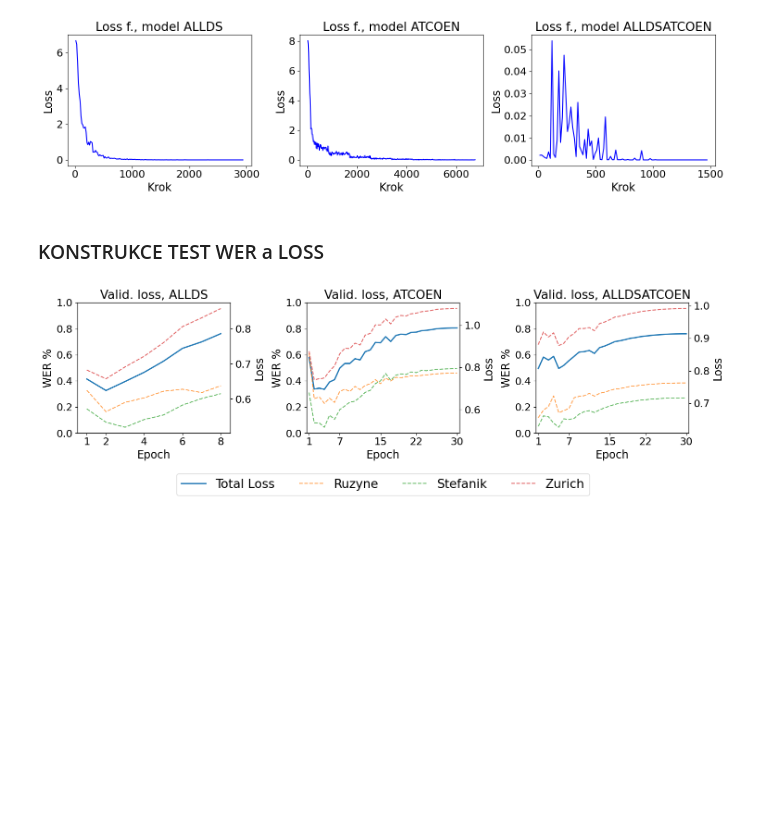
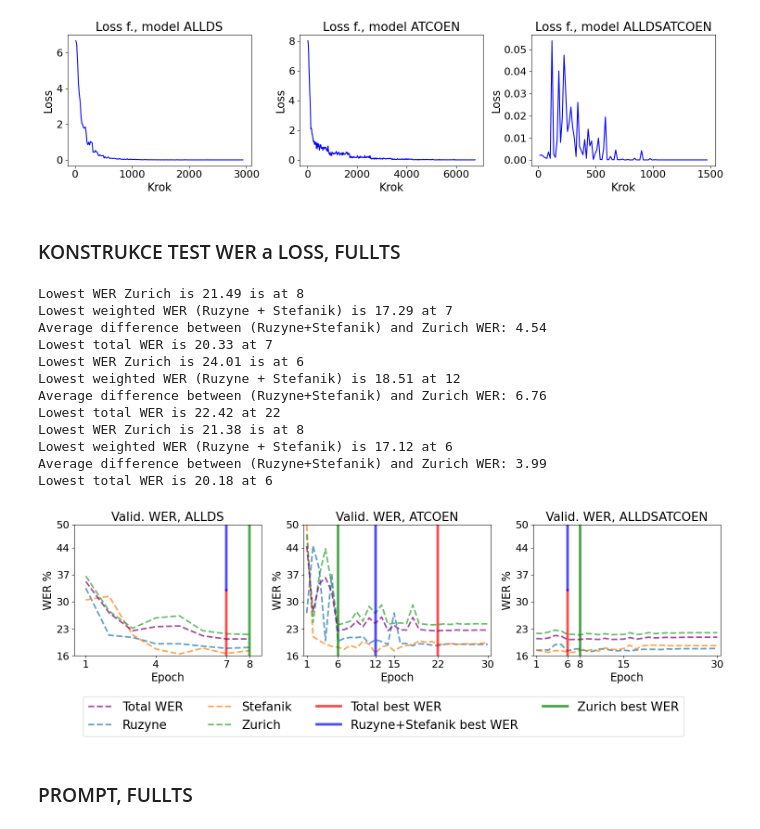
Before and after one commit to JohnyDevp/DP-Air-Traffic-Comm-Transcription, a Jupyter notebook: data/evaluation/RESULTS/neco.ipynb, the cells around one changed output. Drawn from its saved outputs; the diff is of its cells as text; code cells hidden in the pictures; blank space fills up the shorter version.

```diff
--- a/data/evaluation/RESULTS/neco.ipynb
+++ b/data/evaluation/RESULTS/neco.ipynb
@@ -9,14 +9,14 @@ import time
 DIR = './OUT/loss/base'
 # files = [os.path.join(DIR,path) if path.endswith('.json') else None for path in os.listdir(DIR)]
 
-files = ['verpar-vanmed-atcoen.json',
+dirs = ['verpar-vanmed-atcoen.json',
  'verpar-vanmed-allds.json',
  'mypar-allds-atcoen-full.json'
  ]
 HEADINGS = [ 'Loss f., model ALLDS','Loss f., model ATCOEN','Loss f., model ALLDSATCOEN']
 fig, axs = plt.subplots(1, 3, figsize=(15, 4))
 
-for idx,file in enumerate(files):
+for idx,file in enumerate(dirs):
     # file = os.path.join(PATH, file)
     loaded_file = json.load(open(os.path.join(DIR,file)))
     steps = [entry[1] for entry in loaded_file]
@@ -43,7 +43,7 @@ fig.show()
 # %% [output]
 [figure]
 # %% [markdown]
-### KONSTRUKCE TEST WER a LOSS
+### KONSTRUKCE TEST WER a LOSS, FULLTS
 # %%
 # number of examples in dataset
 # num_examples = {
@@ -243,6 +258,7 @@ def obtain_diff_seen_unseen(dict_data):
 # %%
 def specialplot(checkpoints,
            wer, loss, cal_wer, ax, title='',
+           y_limit_left=None, y_ticks_left=None,
            stef_ruzyne_lowwer_iter=None, zurich_lowwer_iter=None, total_lowwer_iter=None
     ):
     best={}
@@ -275,11 +291,16 @@ def specialplot(checkpoints,
     x_ticks= sorted(set([1,len(checkpoints)/2,len(checkpoints)]+[stef_ruzyne_lowwer_iter,zurich_lowwer_iter,total_lowwer_iter]))
     ax.set_xticks(x_ticks)
     ax.set_xlim(0.5, len(checkpoints)+0.5)
-    ax[idx].tick_params(axis='x', labelsize=16)
-    ax[idx].tick_params(axis='y', labelsize=16)
+    ax.tick_params(axis='x', labelsize=16)
+    ax.tick_params(axis='y', labelsize=16)
     ax.set_ylabel('WER %', fontsize=17)
     ax.set_xlabel('Epoch', fontsize=17)
     ax.set_title('Word Error Rate' if title == '' else title,fontsize=19)
+
+    if y_limit_left is not None:
+        ax.set_ylim(y_limit_left)
+    if y_ticks_left is not None:
+        ax.set_yticks(y_ticks_left)
 
     # plot CAL WER
     if False:
@@ -309,66 +330,86 @@ def specialplot(checkpoints,
 # %%
 OUT_DIR = 'OUT/base-full'
 DIR=''
-files = [
+dirs = [
     'base/fullts/vanmed-allds/vp_eval.txt',
     'base/fullts/vanmed-atcoen/vp_eval.txt',
     'base/fullts/allds-atcoen/mp_eval.txt',
 ]
-NUM_OF_PLOTS = len(files)
+NUM_OF_PLOTS = len(dirs)
+
+TITLES = [ 'Valid. WER, ALLDS', 'Valid. WER, ATCOEN','Valid. WER, ALLDSATCOEN']
+FILE_NAME='best_wer_partial_and_total'
+
 # TITLES = [ 'Valid. WER a loss, ALLDS', 'Valid. WER a loss, ATCOEN','Valid. WER a loss, ALLDSATCOEN']
 # FILE_NAME = 'wer_loss_total'
-# FILE_NAME='best_wer_partial_and_total'
 
 # TITLES = [ 'Valid. WER, ALLDS', 'Valid. WER, ATCOEN','Valid. WER, ALLDSATCOEN']
 # FILE_NAME = 'wer_partial'
 
-TITLES = [ 'Valid. loss, ALLDS', 'Valid. loss, ATCOEN','Valid. loss, ALLDSATCOEN']
-FILE_NAME = 'loss_partial'
+# TITLES = [ 'Valid. loss, ALLDS', 'Valid. loss, ATCOEN','Valid. loss, ALLDSATCOEN']
+# FILE_NAME = 'loss_partial'
 
 # TITLES = [ 'Valid. CAL WER, ALLDS', 'Valid. CAL WER, ATCOEN','Valid. CAL WER, ALLDSATCOEN']
 # FILE_NAME = 'calwer_partial'
 
 fig, axs = plt.subplots(1, NUM_OF_PLOTS, figsize=(15, 4))
 
-for idx, file in enumerate(files):
+for idx, file in enumerate(dirs):
     data = open(os.path.join(DIR, file))
     out=compute_wer_loss(data)
     checkpoints, wer, loss, cal_wer = compute_total_wer(out)
     # print(file)
-    # stef_ruz_lowwer_iter, zurich_lowwer_iter, total_lowwer_iter = obtain_diff_seen_unseen(out)
-    # legend_lines = specialplot(
-    #     checkpoints, wer, loss, cal_wer, axs[idx],title=TITLES[idx],
-    #     stef_ruzyne_lowwer_iter=stef_ruz_lowwer_iter, zurich_lowwer_iter=zurich_lowwer_iter, total_lowwer_iter=total_lowwer_iter
-    # )
+    stef_ruz_lowwer_iter, zurich_lowwer_iter, total_lowwer_iter = obtain_diff_seen_unseen(out)
+    legend_lines = specialplot(
+        checkpoints, wer, loss, cal_wer, axs[idx],title=TITLES[idx],
+        y_limit_left=[16,50], y_ticks_left=np.arange(16,50,7).tolist() + [50],
+        stef_ruzyne_lowwer_iter=stef_ruz_lowwer_iter, zurich_lowwer_iter=zurich_lowwer_iter, total_lowwer_iter=total_lowwer_iter
+    )
     # print()
 
-    legend_lines = myplot(
-        checkpoints, wer, loss, cal_wer, axs[idx],title=TITLES[idx],
-        plot_total_wer=False, plot_partial_wer=False,
-        plot_total_loss=True, plot_partial_loss=True,
-        plot_total_cal_wer=False, plot_partial_cal_wer=False,
-        display_left_axis_label=True, #if idx == 0 else False,
-        display_right_axis_label=True #if idx == NUM_OF_PLOTS-1 else False,
-    )
+    # legend_lines = myplot(
+    #     checkpoints, wer, loss, cal_wer, axs[idx],title=TITLES[idx],
+    #     y_limit_left=[9,28], y_ticks_left=np.arange(9,28,2),
+    #     y_limit_right=None, y_ticks_right=None,
+    #     plot_total_wer=False, plot_partial_wer=False,
+    #     plot_total_loss=False, plot_partial_loss=False,
+    #     plot_total_cal_wer=True, plot_partial_cal_wer=True,
+    #     display_left_axis_label=True, #if idx == 0 else False,
+    #     display_right_axis_label=False #if idx == NUM_OF_PLOTS-1 else False,
+    # )
 
 legend_dict = {
     'atco_en_ruzyne': 'Ruzyne',
     'atco_en_stefanik': 'Stefanik',
     'atco_en_zurich': 'Zurich',
 }
 
 
 fig.legend([leg[0] for leg in legend_lines], [legend_dict[leg[1]] if leg[1] in legend_dict else leg[1] for leg in legend_lines], loc='upper center', ncol=4, bbox_to_anchor=(0.5, 0.00),fontsize=19)
 
 # TWO LEGENDS SETUP
 # fig.legend([leg[0] for leg in legend_lines[:4]], [legend_dict[leg[1]] if leg[1] in legend_dict else leg[1] for leg in legend_lines], loc='upper center', ncol=4, bbox_to_anchor=(0.5, 0.05),fontsize=21)
 # fig.legend([leg[0] for leg in legend_lines[4:]], [legend_dict[leg[1]] if leg[1] in legend_dict else leg[1] for leg in legend_lines[4:]], loc='upper center', ncol=3, bbox_to_anchor=(0.5, -0.1),fontsize=21)
 
 
 fig.tight_layout()
 to_add = ''
 if (os.path.exists(os.path.join(OUT_DIR, f'{FILE_NAME}.png'))):
     to_add = str(time.time())
 fig.savefig(os.path.join(OUT_DIR, f'{FILE_NAME}{'_'+to_add if to_add else ''}.png'), dpi=300, bbox_inches='tight')
 # %% [output]
+Lowest WER Zurich is 21.49 is at 8
+Lowest weighted WER (Ruzyne + Stefanik) is 17.29 at 7
+Average difference between (Ruzyne+Stefanik) and Zurich WER: 4.54
+Lowest total WER is 20.33 at 7
+Lowest WER Zurich is 24.01 is at 6
+Lowest weighted WER (Ruzyne + Stefanik) is 18.51 at 12
+Average difference between (Ruzyne+Stefanik) and Zurich WER: 6.76
+Lowest total WER is 22.42 at 22
+Lowest WER Zurich is 21.38 is at 8
+Lowest weighted WER (Ruzyne + Stefanik) is 17.12 at 6
+Average difference between (Ruzyne+Stefanik) and Zurich WER: 3.99
+Lowest total WER is 20.18 at 6
-[figure, old version]
+[figure, new version]
+# %% [markdown]
+### PROMPT, FULLTS
```
Also changed, not shown: parts of 3 cells of this notebook, 13 other files.
